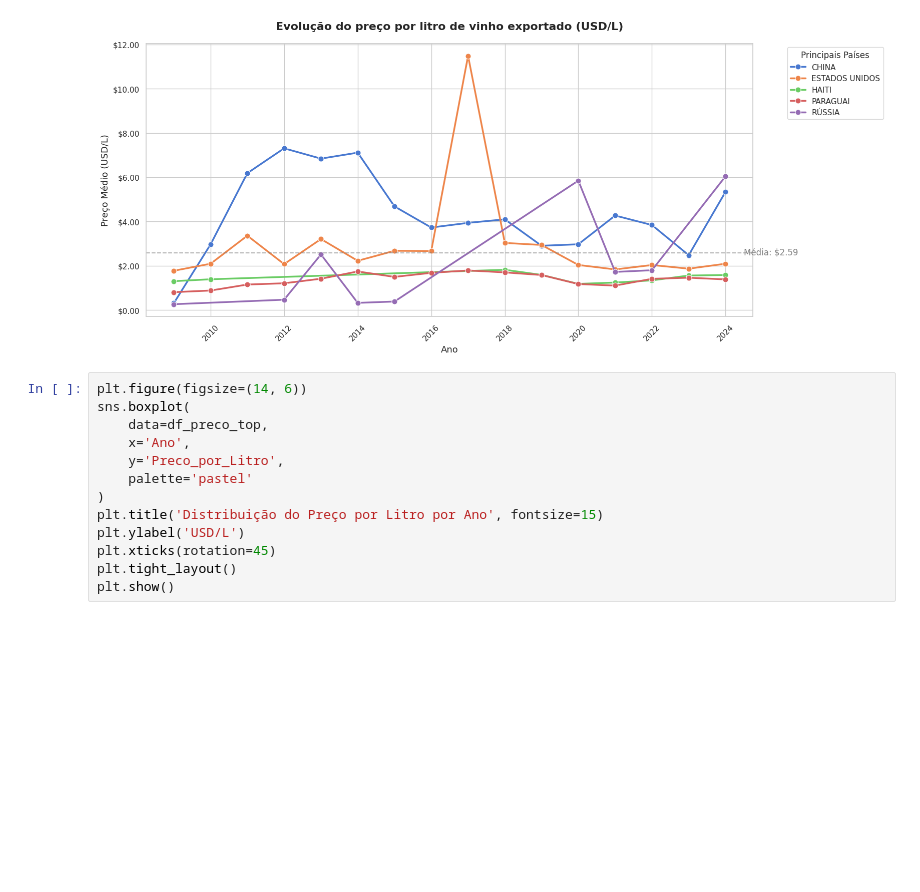
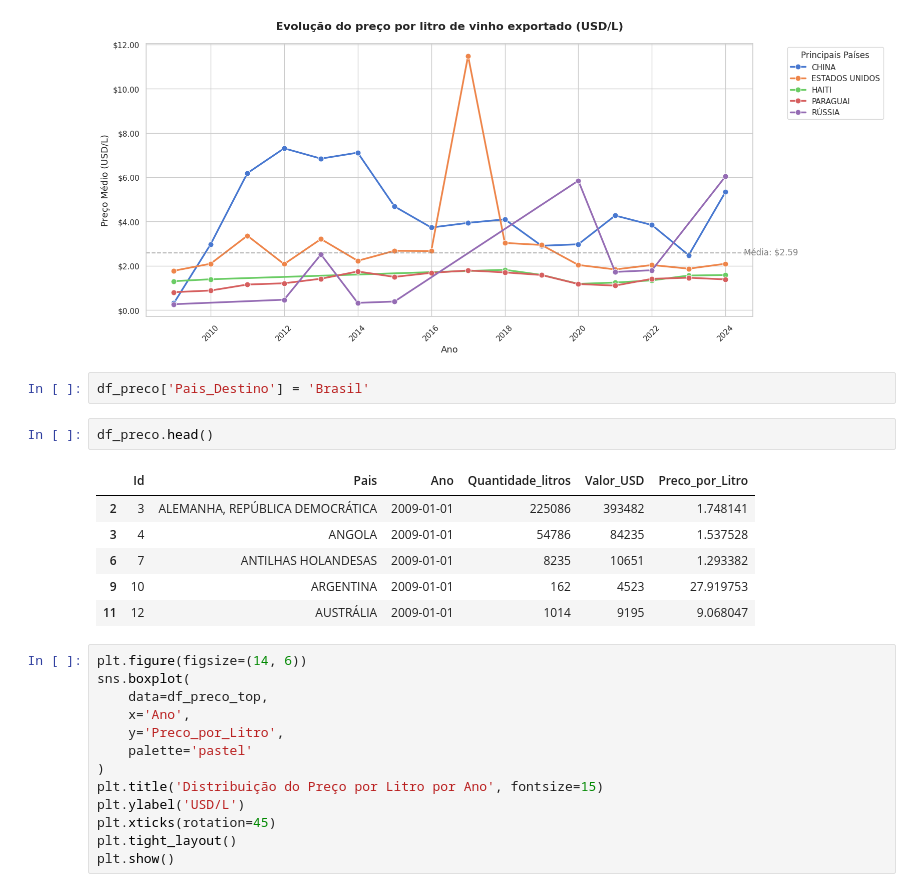
Before and after one commit to Maradonas/FIAP-TECH-CHALLENGER-1, a Jupyter notebook: Exportacao.ipynb, the cells around one changed output. Drawn from its saved outputs; the diff is of its cells as text; blank space fills up the shorter version.

```diff
--- a/Exportacao.ipynb
+++ b/Exportacao.ipynb
@@ -379,6 +381,17 @@ plt.tight_layout()
 plt.show()
 # %% [output]
 [figure]
+# %%
+df_preco['Pais_Destino'] = 'Brasil'
+# %%
+df_preco.head()
+# %% [output]
+|  | Id | Pais | Ano | Quantidade_litros | Valor_USD | Preco_por_Litro |
+| 2 | 3 | ALEMANHA, REPÚBLICA DEMOCRÁTICA | 2009-01-01 | 225086 | 393482 | 1.748141 |
+| 3 | 4 | ANGOLA | 2009-01-01 | 54786 | 84235 | 1.537528 |
+| 6 | 7 | ANTILHAS HOLANDESAS | 2009-01-01 | 8235 | 10651 | 1.293382 |
+| 9 | 10 | ARGENTINA | 2009-01-01 | 162 | 4523 | 27.919753 |
+| 11 | 12 | AUSTRÁLIA | 2009-01-01 | 1014 | 9195 | 9.068047 |
 # %%
 plt.figure(figsize=(14, 6))
 sns.boxplot(
```
Also changed, not shown: parts of 3 cells of this notebook.
